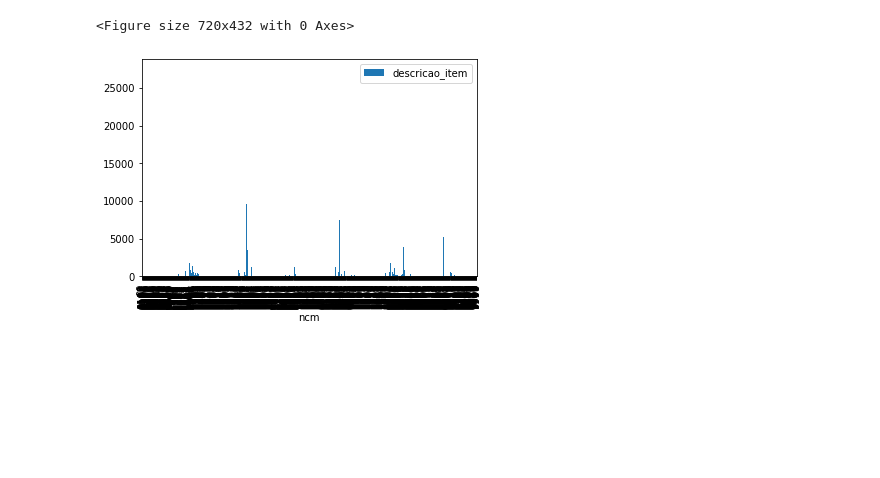
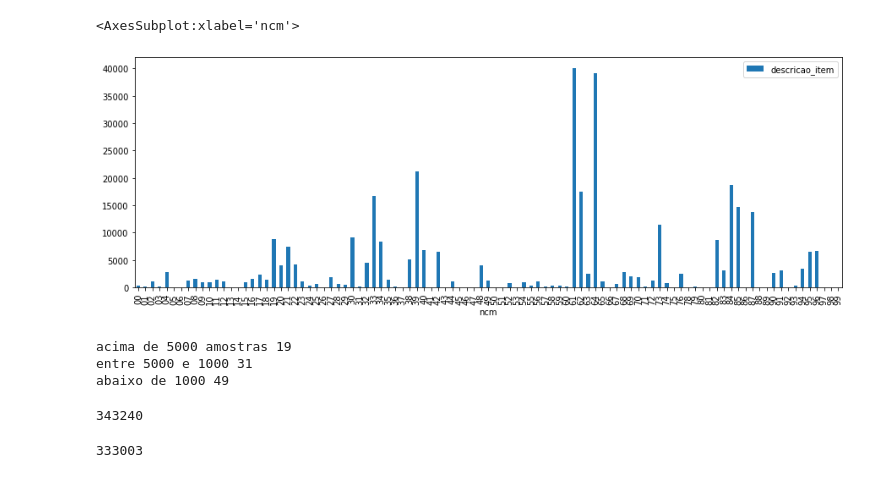
Before and after one commit to pedrobragap/products_classification, a Jupyter notebook: LinearSVC_predict.ipynb, the cells around one changed output. Drawn from its saved outputs; the diff is of its cells as text; code cells hidden in the pictures; blank space fills up the shorter version.

```diff
--- a/LinearSVC_predict.ipynb
+++ b/LinearSVC_predict.ipynb
@@ -1,9 +9,11 @@
 # %%
 import pandas as pd
-df = pd.read_csv('C:/Users/Pedro/Desktop/arquivos_exemplos/TCC/data_cleaning.csv',sep=';')
-df = df.drop(columns=['index'])
+df = pd.read_csv('./data_cleaning.csv',sep=';')
+#df = df.drop(columns=['index'])
 df["ncm"] = df["ncm"].astype(str)
 for i in range(len(df)):
   if len(df["ncm"].iloc[i]) < 8:
     df["ncm"].iloc[i] = "0"+ df["ncm"].iloc[i]
 df['ncm'] = df['ncm'].astype(str).str[:2]
+df = df.drop(columns=['Unnamed: 0'])
+df = df.dropna()
@@ -24,9 +20,8 @@ df['ncm'] = df['ncm'].astype(str).str[:2]
 # %%
 import matplotlib.pyplot as plt
-fig = plt.figure(figsize=(10,6))
-df = df[['ncm','descricao_item']]
-df.groupby('ncm').count().plot.bar(ylim=0)
-plt.show()
+df_group = df.groupby('ncm').count()
+df_group
+df_group.plot.bar( figsize=(15, 5))
 # %% [output]
-<Figure size 720x432 with 0 Axes>
+<AxesSubplot:xlabel='ncm'>
-[figure, old version]
+[figure, new version]
@@ -32,0 +40,10 @@ plt.show()
+# %%
+print(f"acima de 5000 amostras {len(over5000)}\nentre 5000 e 1000 {len(median)}\nabaixo de 1000 {len(less1000)}")
+# %% [output]
+acima de 5000 amostras 19
+entre 5000 e 1000 31
+abaixo de 1000 49
+# %%
+len(df)
+# %% [output]
+343240
@@ -32,0 +54,4 @@ plt.show()
+# %%
+len(df)
+# %% [output]
+333003
```
Also changed, not shown: parts of 17 cells of this notebook.
